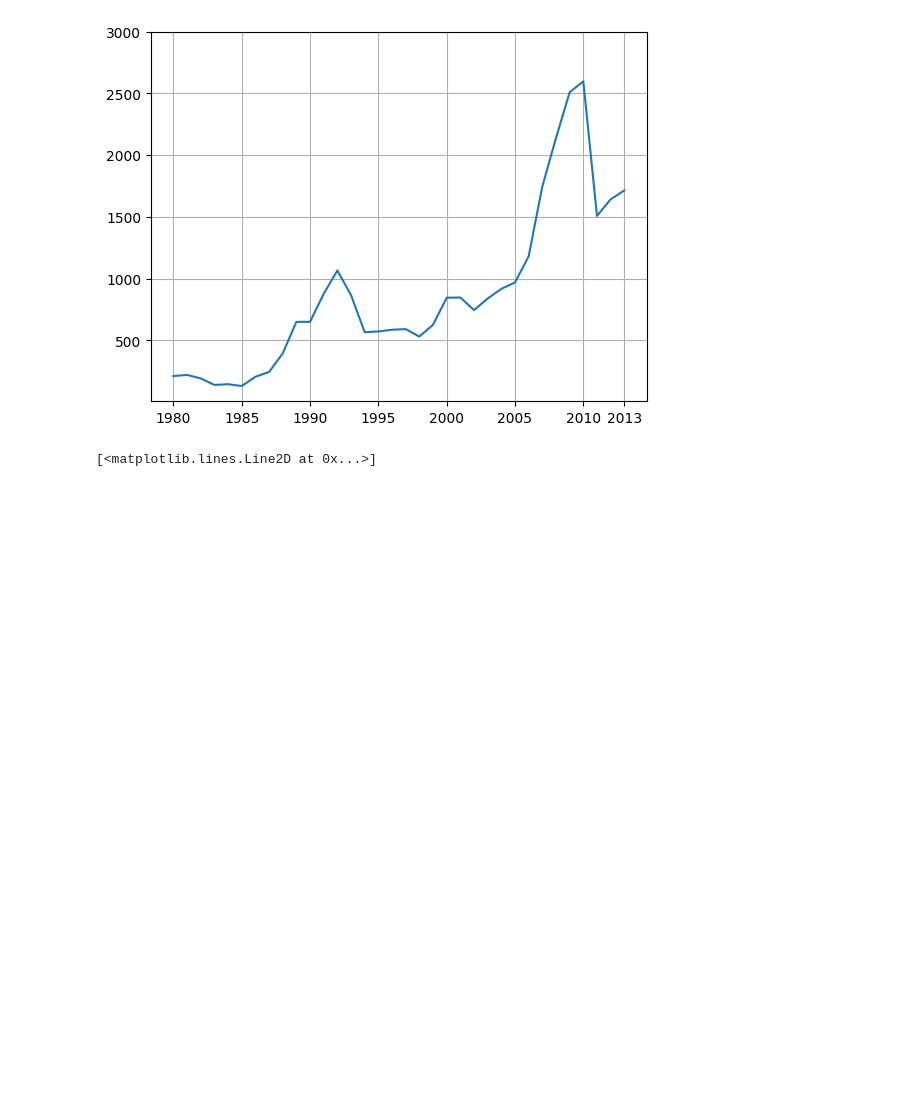
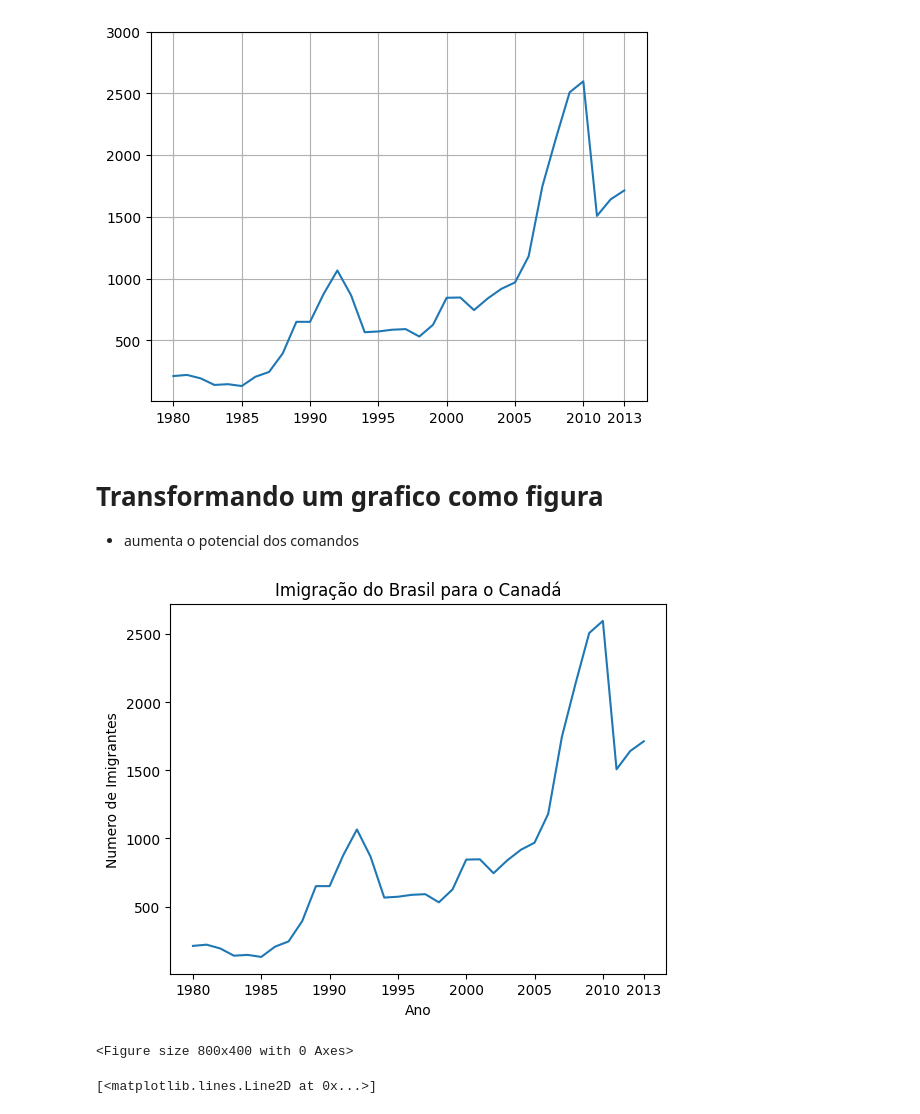
Before and after one commit to EuleteSouza/semanaestatistica, a Jupyter notebook: aula1.ipynb, the cells around one changed output. Saved outputs shown, nothing was run; the diff lists cells and outputs as text; code cells hidden in the pictures; blank space fills up the shorter version.

```diff
--- a/aula1.ipynb
+++ b/aula1.ipynb
@@ -236,4 +236,29 @@ plt.grid()
 plt.show()
 # %% [output]
 [figure]
+# %% [markdown]
+# Transformando um grafico como figura
+- aumenta o potencial dos comandos
+# %%
+
+
+# 8 - polegadas
+# 4 - polegadas
+# # 1 polegada = 2.54 cm
+# largura 8 = 20.32 cm
+# altura  4 = 10.16 cm
+# DPI (dots per inch, ou pontos por polegada).
+# Padrão no matplotib - DPI = 100
+# Largura : 8 polegadas x 100 DPI = 800 pixels.
+# Altura  : 4 polegadas x 100 DPI = 400 pixels.
+plt.plot(df_brasil['ano'],df_brasil['imigrantes'])
+plt.title('Imigração do Brasil para o Canadá')
+plt.xlabel('Ano')
+plt.ylabel('Numero de Imigrantes')
+plt.xticks(['1980','1985','1990','1995','2000','2005','2010','2013'])
+plt.figure(figsize=(8,4))
+plt.show()
+# %% [output]
+[figure, added]
+<Figure size 800x400 with 0 Axes>
 # %%
```
Also changed, not shown: parts of 1 cell of this notebook.
